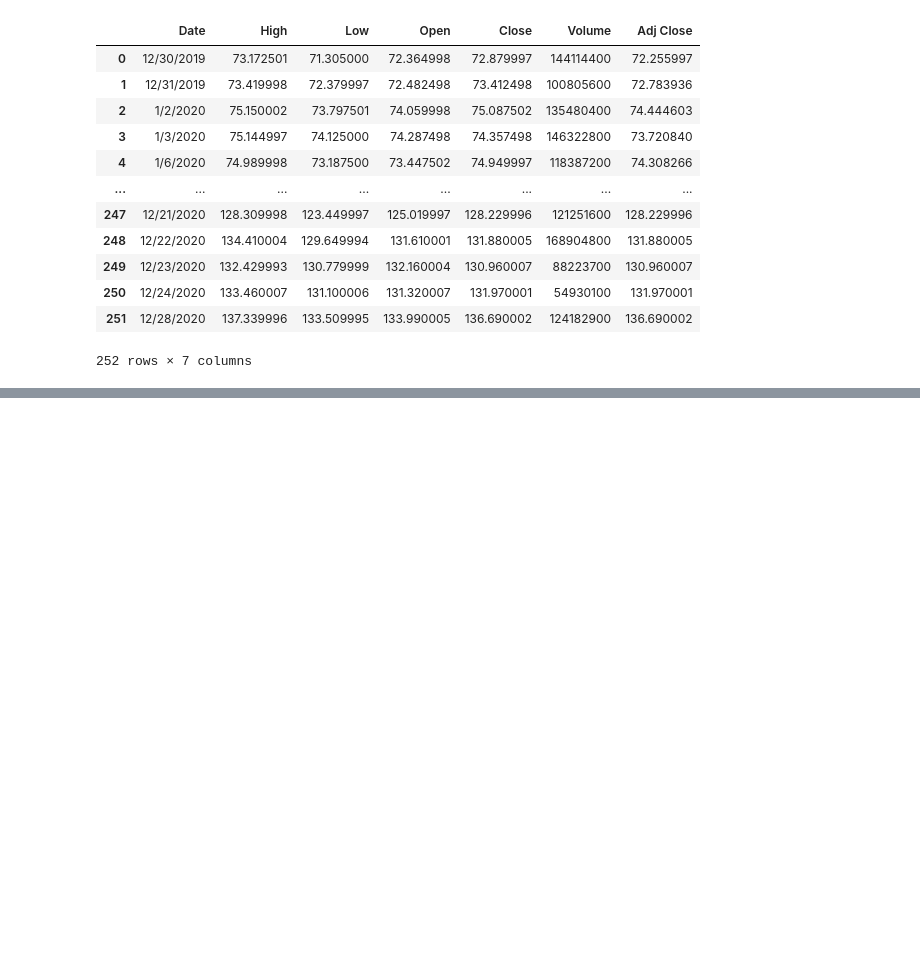
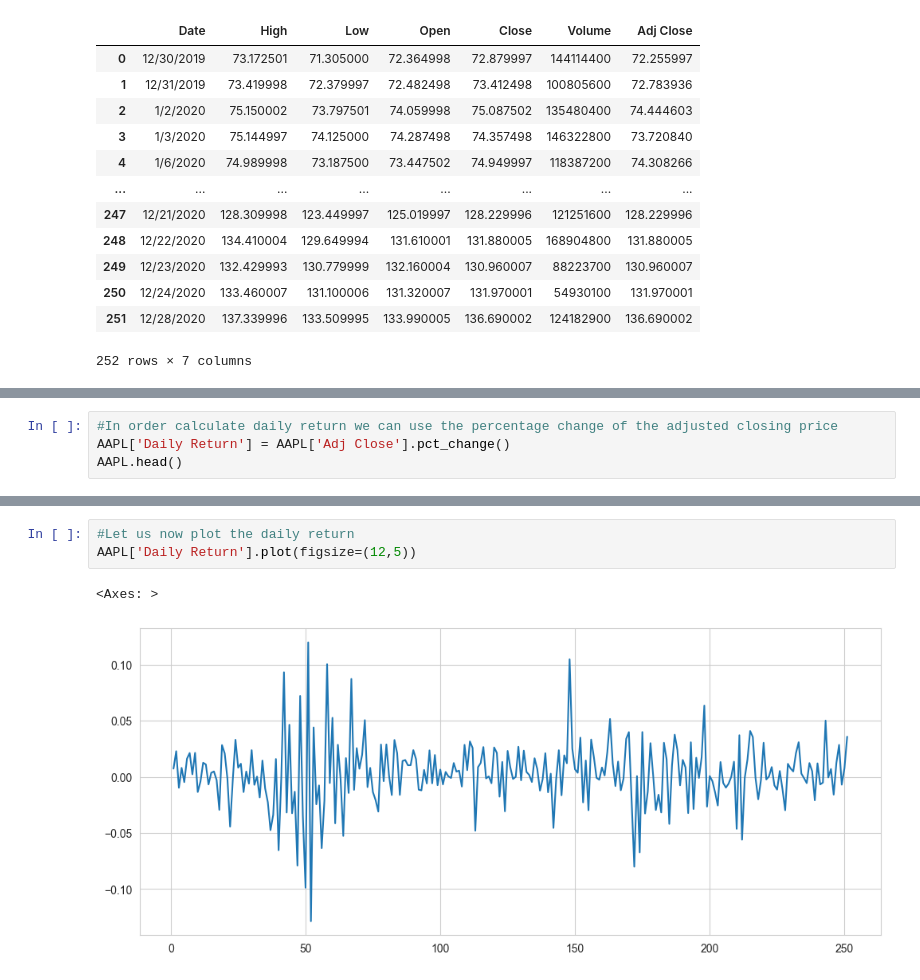
Before and after one commit to gooners006/MSE, a Jupyter notebook: notebooks.ipynb, the cells around one changed output, grey strips where cells are left out. Saved outputs shown, nothing was run; the diff lists cells and outputs as text; blank space fills up the shorter version.

```diff
--- a/notebooks.ipynb
+++ b/notebooks.ipynb
@@ -41,0 +131,4 @@ display(AAPL)
+# %%
+#In order calculate daily return we can use the percentage change of the adjusted closing price
+AAPL['Daily Return'] = AAPL['Adj Close'].pct_change()
+AAPL.head()
@@ -41,0 +142,6 @@ display(AAPL)
+# %%
+#Let us now plot the daily return
+AAPL['Daily Return'].plot(figsize=(12,5))
+# %% [output]
+<Axes: >
+[figure, added]
```
Also changed, not shown: parts of 10 cells of this notebook, 3 other files.
